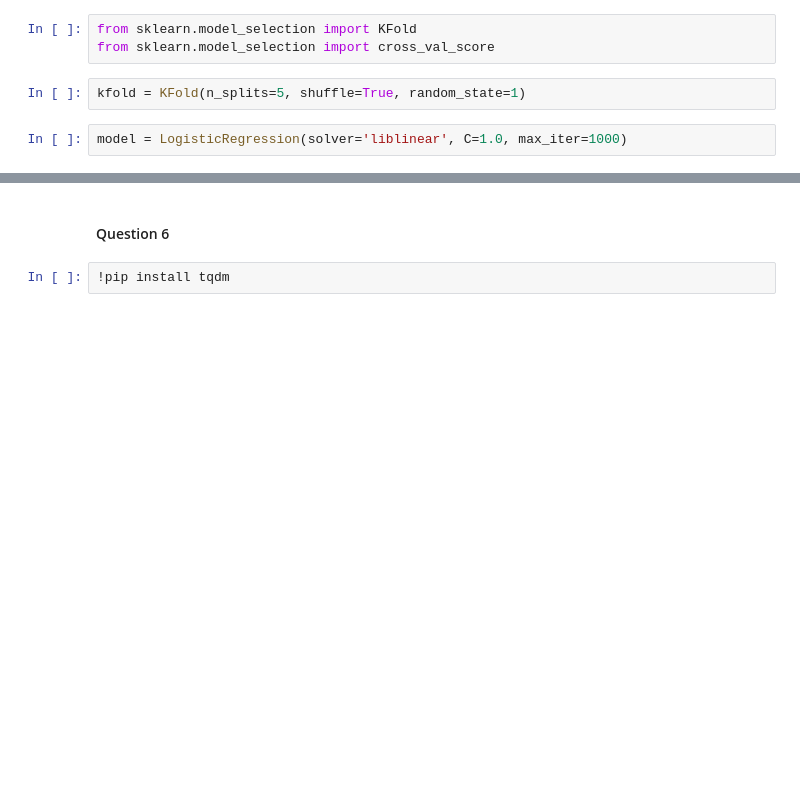
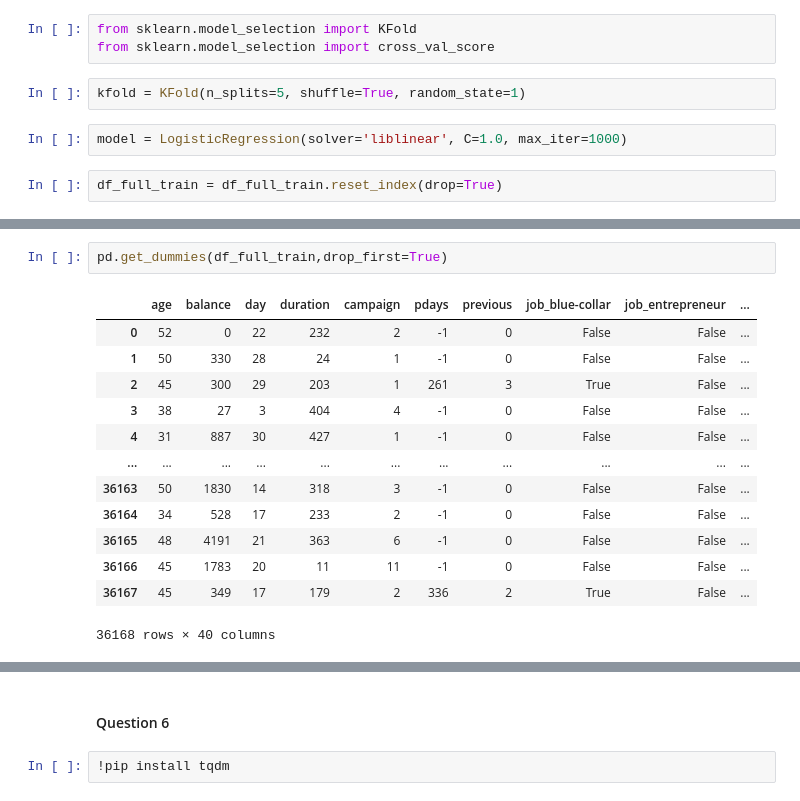
Before and after one commit to BestAnalystNA/machine-learning-zoomcamp, a Jupyter notebook: cohorts/2024/04-evaluation/baNA - HW Solution - 20Oct2024.ipynb, the cells around one changed output, grey strips where cells are left out. Drawn from its saved outputs; the diff is of its cells as text; blank space fills up the shorter version.

```diff
--- a/cohorts/2024/04-evaluation/baNA - HW Solution - 20Oct2024.ipynb
+++ b/cohorts/2024/04-evaluation/baNA - HW Solution - 20Oct2024.ipynb
@@ -280,3 +296,5 @@ from sklearn.model_selection import cross_val_score
 kfold = KFold(n_splits=5, shuffle=True, random_state=1)
 # %%
 model = LogisticRegression(solver='liblinear', C=1.0, max_iter=1000)
+# %%
+df_full_train = df_full_train.reset_index(drop=True)
@@ -282,0 +358,16 @@ model = LogisticRegression(solver='liblinear', C=1.0, max_iter=1000)
+# %%
+pd.get_dummies(df_full_train,drop_first=True)
+# %% [output]
+|  | age | balance | day | duration | campaign | pdays | previous | job_blue-collar | job_entrepreneur | ... |
+| 0 | 52 | 0 | 22 | 232 | 2 | -1 | 0 | False | False | ... |
+| 1 | 50 | 330 | 28 | 24 | 1 | -1 | 0 | False | False | ... |
+| 2 | 45 | 300 | 29 | 203 | 1 | 261 | 3 | True | False | ... |
+| 3 | 38 | 27 | 3 | 404 | 4 | -1 | 0 | False | False | ... |
+| 4 | 31 | 887 | 30 | 427 | 1 | -1 | 0 | False | False | ... |
+| ... | ... | ... | ... | ... | ... | ... | ... | ... | ... | ... |
+| 36163 | 50 | 1830 | 14 | 318 | 3 | -1 | 0 | False | False | ... |
+| 36164 | 34 | 528 | 17 | 233 | 2 | -1 | 0 | False | False | ... |
+| 36165 | 48 | 4191 | 21 | 363 | 6 | -1 | 0 | False | False | ... |
+| 36166 | 45 | 1783 | 20 | 11 | 11 | -1 | 0 | False | False | ... |
+| 36167 | 45 | 349 | 17 | 179 | 2 | 336 | 2 | True | False | ... |
+36168 rows × 40 columns
```
Also changed, not shown: parts of 11 cells of this notebook.
